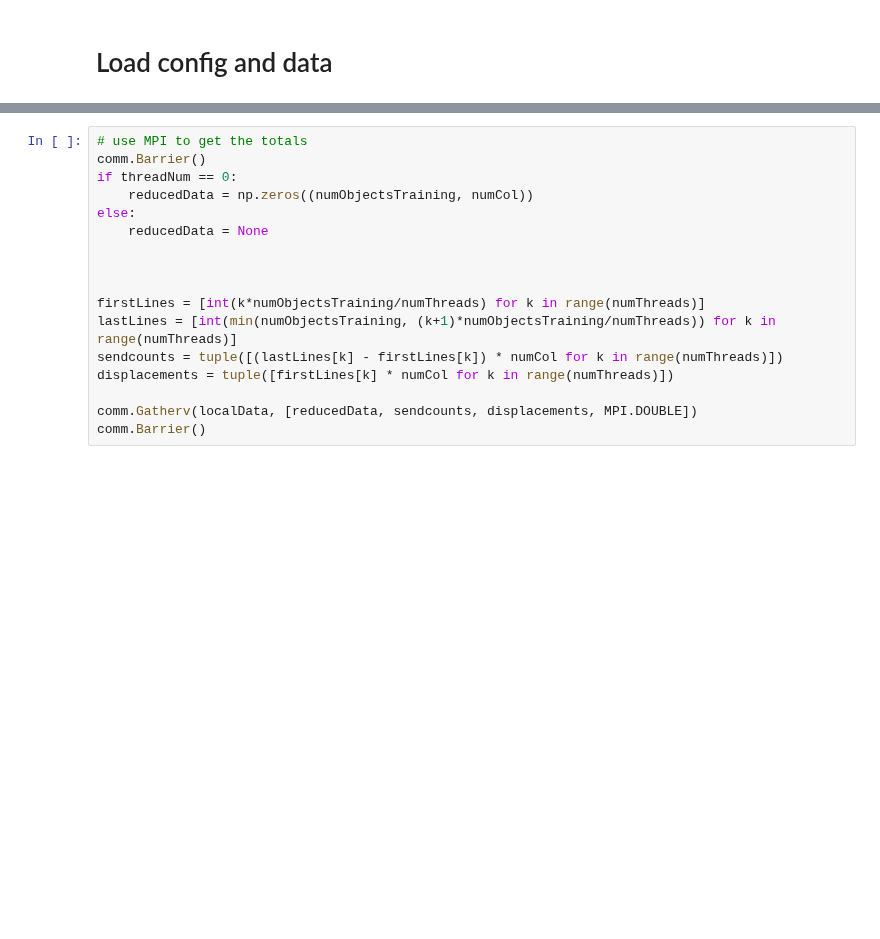
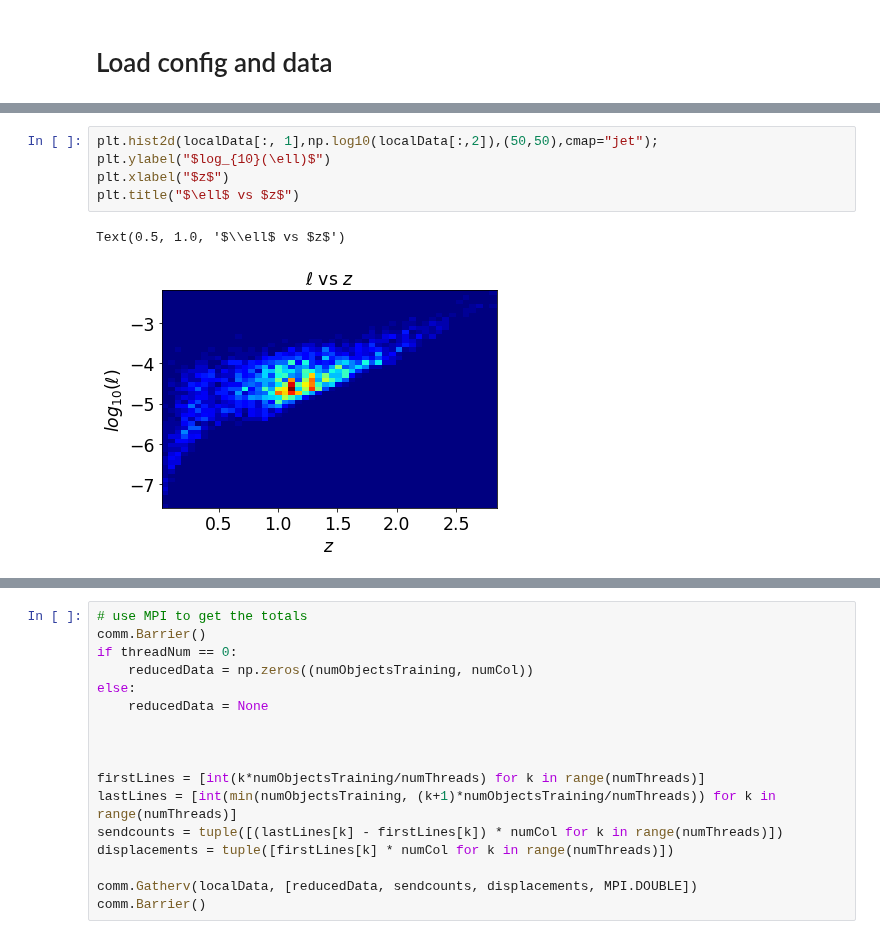
Before and after one commit to sylvielsstfr/MyDockerTools, a Jupyter notebook: UbuntuAnacondaDelightRail/notebooks/test_delight_learn/test_delightlearn.ipynb, the cells around one changed output, grey strips where cells are left out. Saved outputs shown, nothing was run; the diff lists cells and outputs as text; blank space fills up the shorter version.

```diff
--- a/UbuntuAnacondaDelightRail/notebooks/test_delight_learn/test_delightlearn.ipynb
+++ b/UbuntuAnacondaDelightRail/notebooks/test_delight_learn/test_delightlearn.ipynb
@@ -145 +148,9 @@ Text(0.5, 1.0, 'distribution of fitted $\\ell$')
+# %%
+plt.hist2d(localData[:, 1],np.log10(localData[:,2]),(50,50),cmap="jet");
+plt.ylabel("$log_{10}(\ell)$")
+plt.xlabel("$z$")
+plt.title("$\ell$ vs $z$")
+# %% [output]
+Text(0.5, 1.0, '$\\ell$ vs $z$')
+[figure, added]
 # %%
```
Also changed, not shown: parts of 8 cells of this notebook, 3 other files.
